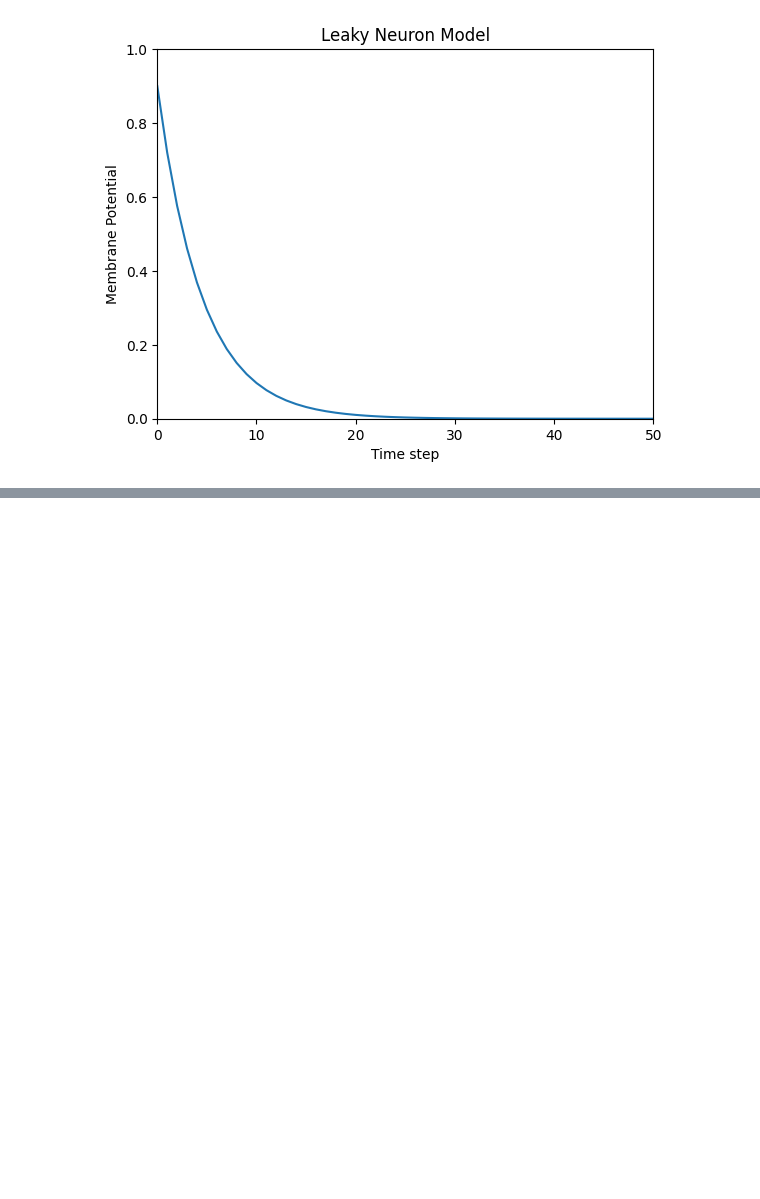
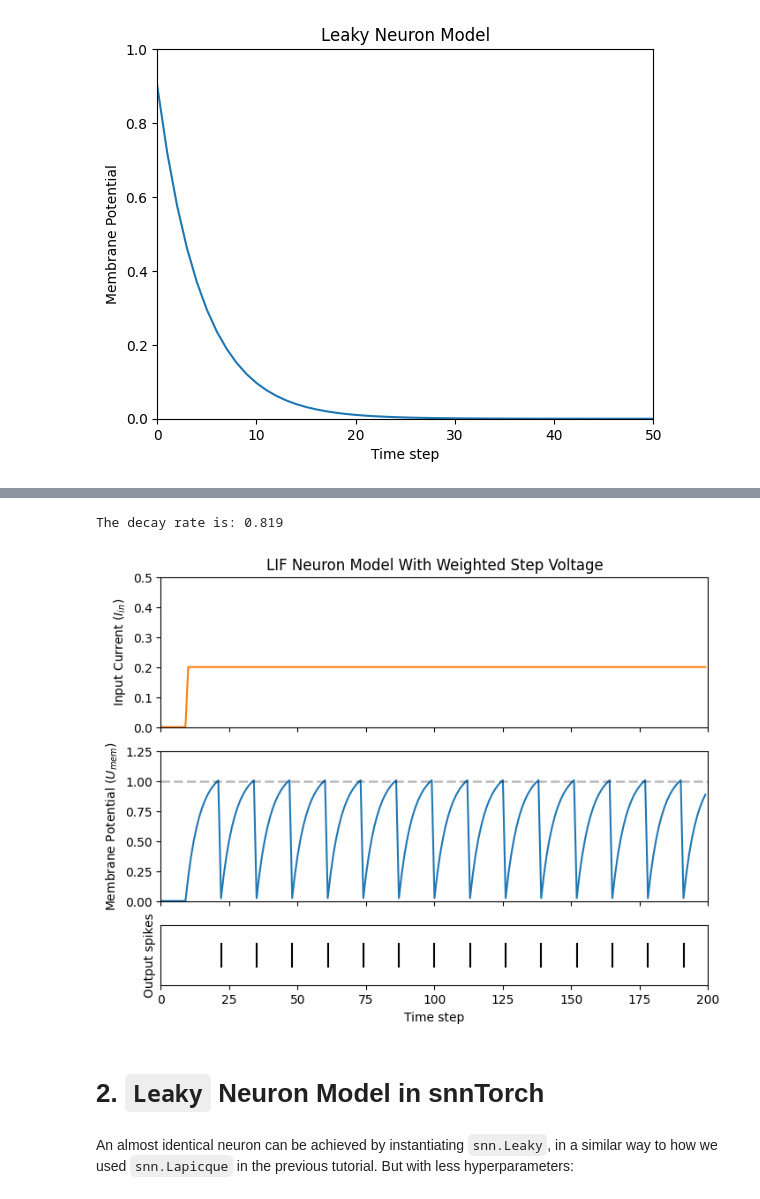
Before and after one commit to TongVietHoang-1611/SNNTorch, a Jupyter notebook: SNNTorch_framework.ipynb, the cells around one changed output, grey strips where cells are left out. Saved outputs shown, nothing was run; the diff lists cells and outputs as text; code cells hidden in the pictures; blank space fills up the shorter version.

```diff
--- a/SNNTorch_framework.ipynb
+++ b/SNNTorch_framework.ipynb
@@ -716,0 +846,5 @@ plot_mem(U_trace, "Leaky Neuron Model")
+# %%
+def leaky_integrate_and_fire(mem, x, w, beta, threshold=1):
+  spk = (mem > threshold) # if membrane exceeds threshold, spk=1, else, 0
+  mem = beta * mem + w*x - spk*threshold
+  return spk, mem
@@ -716,0 +862,41 @@ plot_mem(U_trace, "Leaky Neuron Model")
+# %%
+# set neuronal parameters
+delta_t = torch.tensor(1e-3)
+tau = torch.tensor(5e-3)
+beta = torch.exp(-delta_t/tau)
+
+print(f"The decay rate is: {beta:.3f}")
+# %% [output]
+The decay rate is: 0.819
+# %%
+num_steps = 200
+
+# initialize inputs/outputs + small step current input
+x = torch.cat((torch.zeros(10), torch.ones(190)*0.5), 0)
+mem = torch.zeros(1)
+spk_out = torch.zeros(1)
+mem_rec = []
+spk_rec = []
+
+# neuron parameters
+w = 0.4
+beta = 0.819
+
+# neuron simulation
+for step in range(num_steps):
+  spk, mem = leaky_integrate_and_fire(mem, x[step], w=w, beta=beta)
+  mem_rec.append(mem)
+  spk_rec.append(spk)
+
+# convert lists to tensors
+mem_rec = torch.stack(mem_rec)
+spk_rec = torch.stack(spk_rec)
+
+plot_cur_mem_spk(x*w, mem_rec, spk_rec, thr_line=1,ylim_max1=0.5,
+                 title="LIF Neuron Model With Weighted Step Voltage")
+# %% [output]
+[figure, added]
+# %% [markdown]
+# 2. `Leaky` Neuron Model in snnTorch
+# %% [markdown]
+An almost identical neuron can be achieved by instantiating `snn.Leaky`, in a similar way to how we used `snn.Lapicque` in the previous tutorial. But with less hyperparameters:
```
Also changed, not shown: parts of 61 cells of this notebook.
